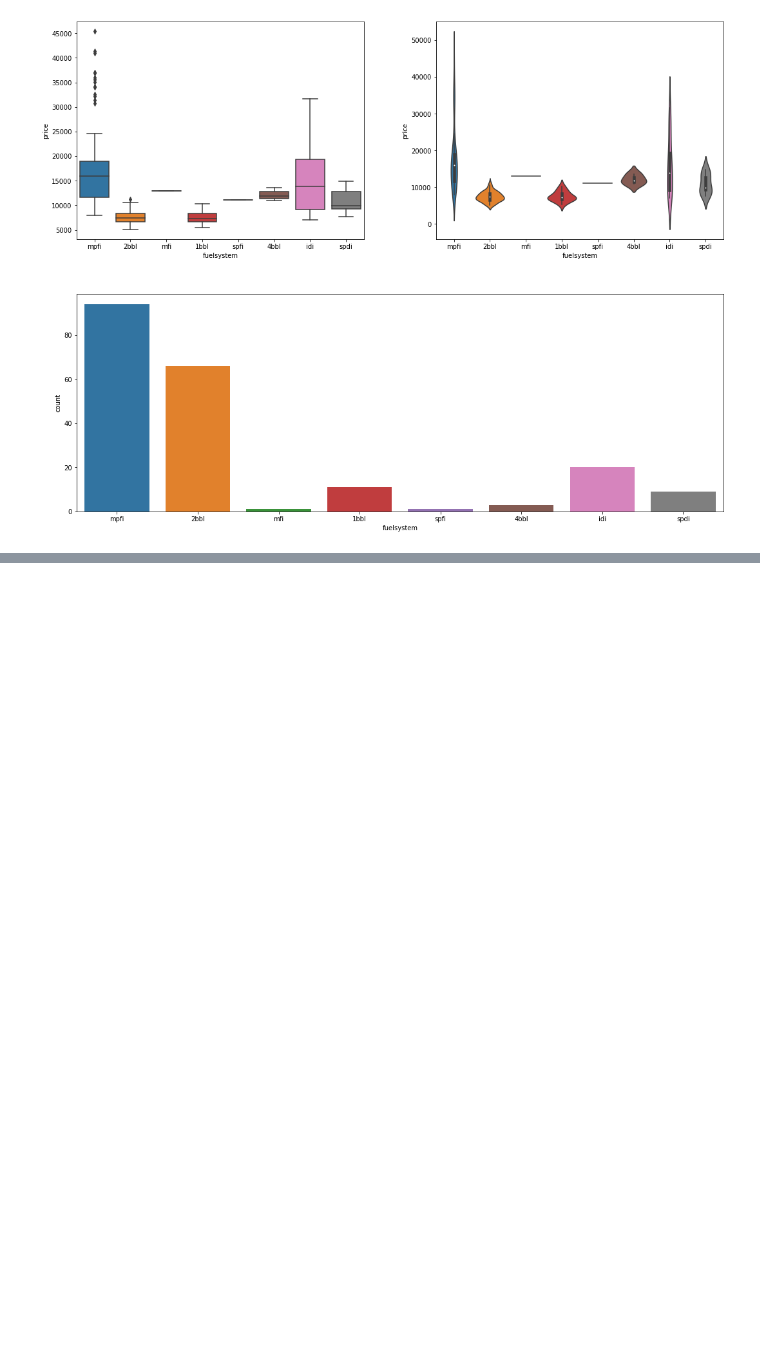
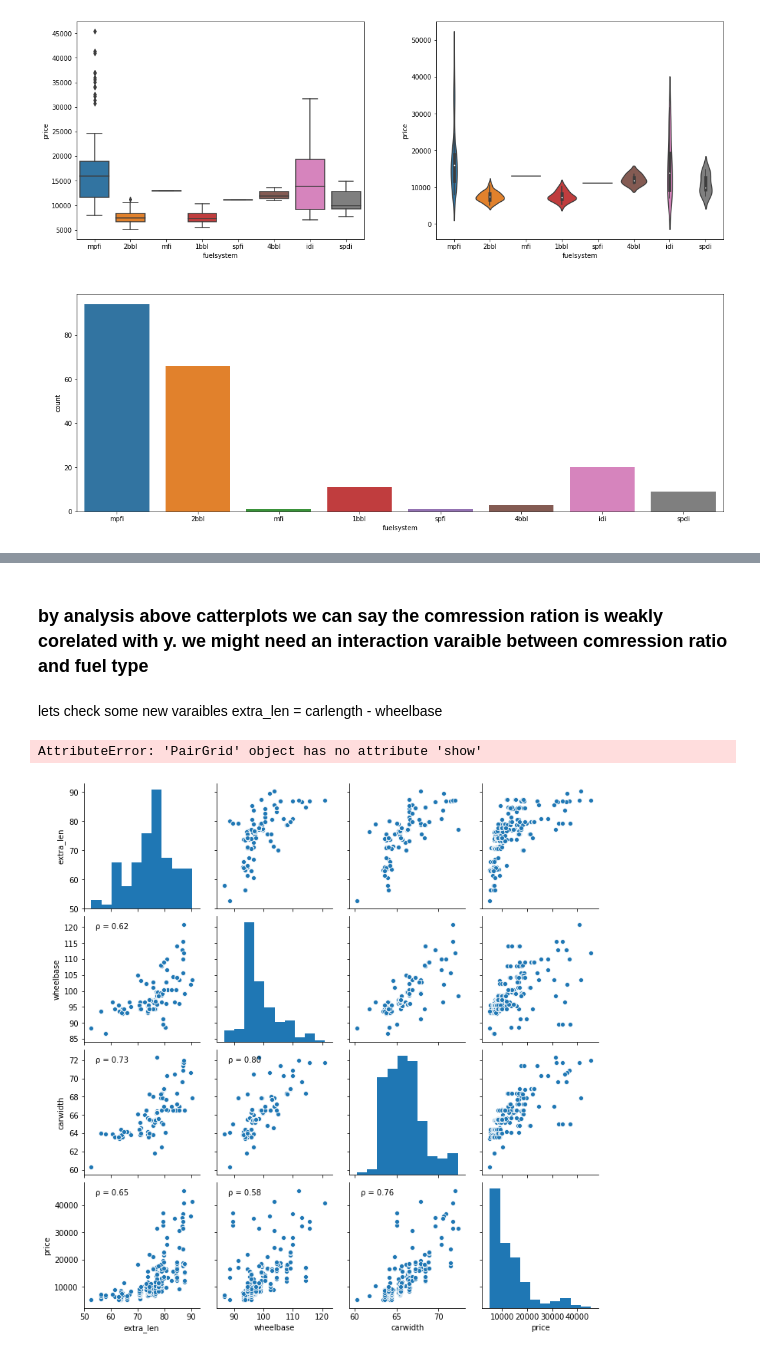
Before and after one commit to prateekkohli1992/regression_1, a Jupyter notebook: EDA_2.ipynb, the cells around one changed output, grey strips where cells are left out. Saved outputs shown, nothing was run; the diff lists cells and outputs as text; code cells hidden in the pictures; blank space fills up the shorter version.

```diff
--- a/EDA_2.ipynb
+++ b/EDA_2.ipynb
@@ -233,0 +282,17 @@ plt.show()
+# %% [markdown]
+### by analysis above catterplots we can say the comression ration is weakly corelated with y. we might need an interaction varaible between comression ratio and fuel type
+# %% [markdown]
+lets check some new varaibles extra_len = carlength - wheelbase
+# %%
+data['extra_len']=data.carlength-data.wheelbase
+# %%
+data['extra_len']=data.carlength-data.wheelbase
+# %%
+g = sns.pairplot(data[['extra_len','wheelbase','carwidth','price']])
+g.map_lower(corrfunc)
+
+
+g.show()
+# %% [output]
+AttributeError: 'PairGrid' object has no attribute 'show'
+[figure, added]
```
Also changed, not shown: parts of 22 cells of this notebook, 1 other file.
